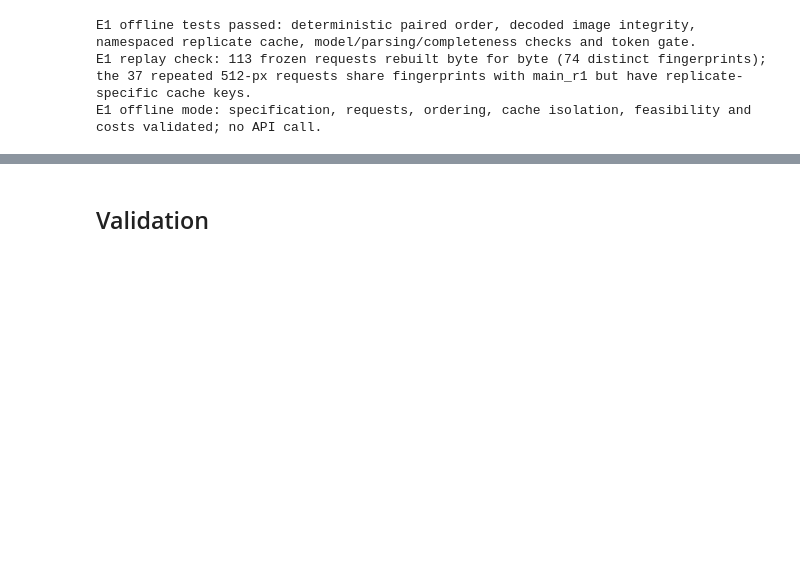
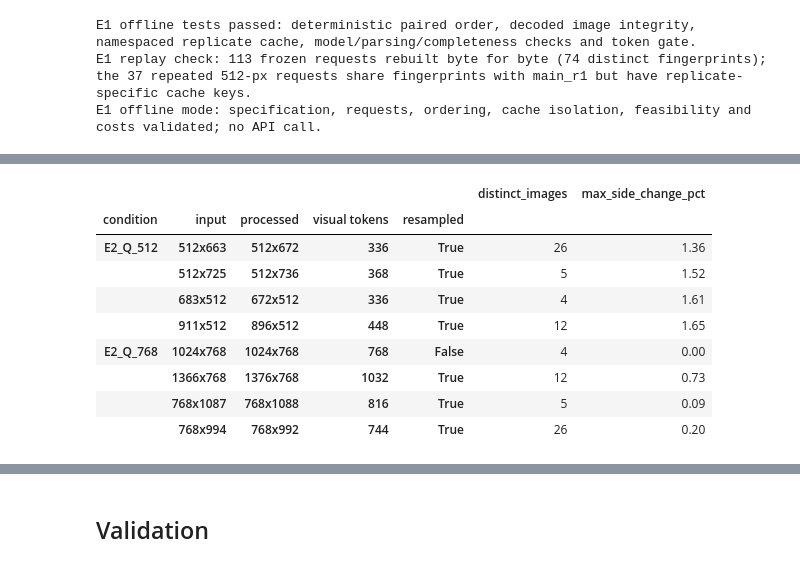
Before and after one commit to ROUSenghak/Multimodal-Document-Intelligence, a Jupyter notebook: notebooks/02_question_answering.ipynb, the cells around one changed output, grey strips where cells are left out. Drawn from its saved outputs; the diff is of its cells as text; code cells hidden in the pictures; blank space fills up the shorter version.

```diff
--- a/notebooks/02_question_answering.ipynb
+++ b/notebooks/02_question_answering.ipynb
@@ -1677,0 +1921,79 @@ E1 offline mode: specification, requests, ordering, cache isolation, feasibility
+# %%
+# Expected Qwen preprocessing, computed offline from the reference revision's processor and tokenizer files (about 12 MB; never any weights).
+# This is what a provider running the shipped processor would do; through the hosted API only the resulting token count is observable.
+from huggingface_hub import snapshot_download
+import transformers
+from transformers import AutoTokenizer
+from transformers.models.qwen2_vl.image_processing_pil_qwen2_vl import Qwen2VLImageProcessorPil, smart_resize
+from PIL import Image
+import io
+
+QWEN_PROCESSOR_FILES = E2_MODEL["processor_files_sha256"]
+if not all((QWEN_SNAPSHOT_DIR / name).is_file() for name in QWEN_PROCESSOR_FILES):
+    snapshot_download(E2_REFERENCE["hf_repo"], revision=E2_REFERENCE["revision"], allow_patterns=list(QWEN_PROCESSOR_FILES), local_dir=QWEN_SNAPSHOT_DIR)
+for name, digest in QWEN_PROCESSOR_FILES.items():
+    assert hashlib.sha256((QWEN_SNAPSHOT_DIR / name).read_bytes()).hexdigest() == digest, f"{name} differs from the pinned revision"
+
+QWEN_CONFIG = json.loads((QWEN_SNAPSHOT_DIR / "config.json").read_text())
+QWEN_PREPROCESSOR = json.loads((QWEN_SNAPSHOT_DIR / "preprocessor_config.json").read_text())
+QWEN_PATCH, QWEN_MERGE = QWEN_PREPROCESSOR["patch_size"], QWEN_PREPROCESSOR["merge_size"]
+QWEN_FACTOR = QWEN_PATCH * QWEN_MERGE  # 32 px per side of one visual token
+QWEN_MIN_PIXELS, QWEN_MAX_PIXELS = QWEN_PREPROCESSOR["size"]["shortest_edge"], QWEN_PREPROCESSOR["size"]["longest_edge"]
+QWEN_CHAT_TEMPLATE = json.loads((QWEN_SNAPSHOT_DIR / "chat_template.json").read_text())["chat_template"]
+assert (QWEN_PATCH, QWEN_MERGE, QWEN_MIN_PIXELS, QWEN_MAX_PIXELS) == (16, 2, 65_536, 16_777_216)
+assert QWEN_CONFIG["vision_config"]["patch_size"] == QWEN_PATCH and QWEN_CONFIG["vision_config"]["spatial_merge_size"] == QWEN_MERGE
+
+qwen_tokenizer = AutoTokenizer.from_pretrained(QWEN_SNAPSHOT_DIR)
+qwen_tokenizer.chat_template = QWEN_CHAT_TEMPLATE  # the processor's template, from the same pinned file
+IMAGE_PAD = "<|image_pad|>"
+QWEN_IDS = E2_MODEL["special_token_ids"]
+assert qwen_tokenizer.convert_tokens_to_ids([IMAGE_PAD, "<|vision_start|>", "<|vision_end|>", "<|im_end|>", "<|endoftext|>"]) == [
+    QWEN_IDS[key] for key in ("image_pad", "vision_start", "vision_end", "im_end", "endoftext")]
+assert QWEN_CONFIG["image_token_id"] == QWEN_IDS["image_pad"]
+
+
+def qwen_resized_size(width, height):
+    # smart_resize written out for these images: round each side to the nearest multiple of 32 px.
+    w, h = QWEN_FACTOR * round(width / QWEN_FACTOR), QWEN_FACTOR * round(height / QWEN_FACTOR)
+    assert QWEN_MIN_PIXELS <= w * h <= QWEN_MAX_PIXELS, "area outside the processor range: the extra rescaling branch would apply"
+    return w, h
+
+
+def qwen_grid(width, height):
+    # image_grid_thw = (frames, rows, columns) of 16-px patches; one still image is one frame.
+    w, h = qwen_resized_size(width, height)
+    return [1, h // QWEN_PATCH, w // QWEN_PATCH]
+
+
+def visual_tokens(grid):
+    return grid[0] * grid[1] * grid[2] // QWEN_MERGE**2  # 2 x 2 patches merge into one token
+
+
+# Hand checks, then agreement with the library function on every distinct E1 image.
+assert qwen_resized_size(768, 994) == (768, 992) and visual_tokens(qwen_grid(768, 994)) == 744
+assert qwen_resized_size(1366, 768) == (1376, 768) and visual_tokens(qwen_grid(1366, 768)) == 1032
+assert qwen_resized_size(1024, 768) == (1024, 768) and visual_tokens(qwen_grid(1024, 768)) == 768
+shape_rows = []
+for (condition, doc_id, page), (png, (width, height)) in e2_images.items():
+    library_h, library_w = smart_resize(height, width, factor=QWEN_FACTOR, min_pixels=QWEN_MIN_PIXELS, max_pixels=QWEN_MAX_PIXELS)
+    assert (library_w, library_h) == qwen_resized_size(width, height), (condition, doc_id, page)
+    w, h = qwen_resized_size(width, height)
+    shape_rows.append({"condition": condition, "input": f"{width}x{height}", "processed": f"{w}x{h}", "visual tokens": visual_tokens(qwen_grid(width, height)),
+                       "resampled": (w, h) != (width, height), "max side change %": 100 * max(abs(w - width) / width, abs(h - height) / height)})
+shapes = pd.DataFrame(shape_rows)
+for condition, spec_key in (("E2_Q_512", "expected_shapes_512"), ("E2_Q_768", "expected_shapes_768")):
+    expected_shapes = E2_SPEC["preprocessing"][spec_key]
+    assert set(shapes.loc[shapes["condition"] == condition, "input"]) == set(expected_shapes), condition  # no unexpected page shape
+    for key, expected in expected_shapes.items():
+        found = shapes[(shapes["condition"] == condition) & (shapes["input"] == key)]
+        assert set(found["processed"]) == {expected["resized"]} and set(found["visual tokens"]) == {expected["visual_tokens"]}, (condition, key)
+
+# The library's image processor (PIL backend) on one image per shape gives the same grids.
+pil_processor = Qwen2VLImageProcessorPil.from_pretrained(QWEN_SNAPSHOT_DIR)
+for (condition, size), group in shapes.assign(key=list(e2_images)).groupby(["condition", "input"]):
+    png, (width, height) = e2_images[group["key"].iloc[0]]
+    grid = pil_processor(images=[Image.open(io.BytesIO(png))], return_tensors="np")["image_grid_thw"][0].tolist()
+    assert grid == qwen_grid(width, height), (condition, size, grid)
+display(shapes.groupby(["condition", "input", "processed", "visual tokens", "resampled"]).agg(
+    distinct_images=("condition", "size"), max_side_change_pct=("max side change %", "max")).round(2))
+# %% [output]
@@ -1677,0 +2001,10 @@ E1 offline mode: specification, requests, ordering, cache isolation, feasibility
+|  |  |  |  |  | distinct_images | max_side_change_pct |
+| condition | input | processed | visual tokens | resampled |  |  |
+| E2_Q_512 | 512x663 | 512x672 | 336 | True | 26 | 1.36 |
+|  | 512x725 | 512x736 | 368 | True | 5 | 1.52 |
+|  | 683x512 | 672x512 | 336 | True | 4 | 1.61 |
+|  | 911x512 | 896x512 | 448 | True | 12 | 1.65 |
+| E2_Q_768 | 1024x768 | 1024x768 | 768 | False | 4 | 0.00 |
+|  | 1366x768 | 1376x768 | 1032 | True | 12 | 0.73 |
+|  | 768x1087 | 768x1088 | 816 | True | 5 | 0.09 |
+|  | 768x994 | 768x992 | 744 | True | 26 | 0.20 |
```
Also changed, not shown: parts of 15 cells of this notebook, 6 other files.
